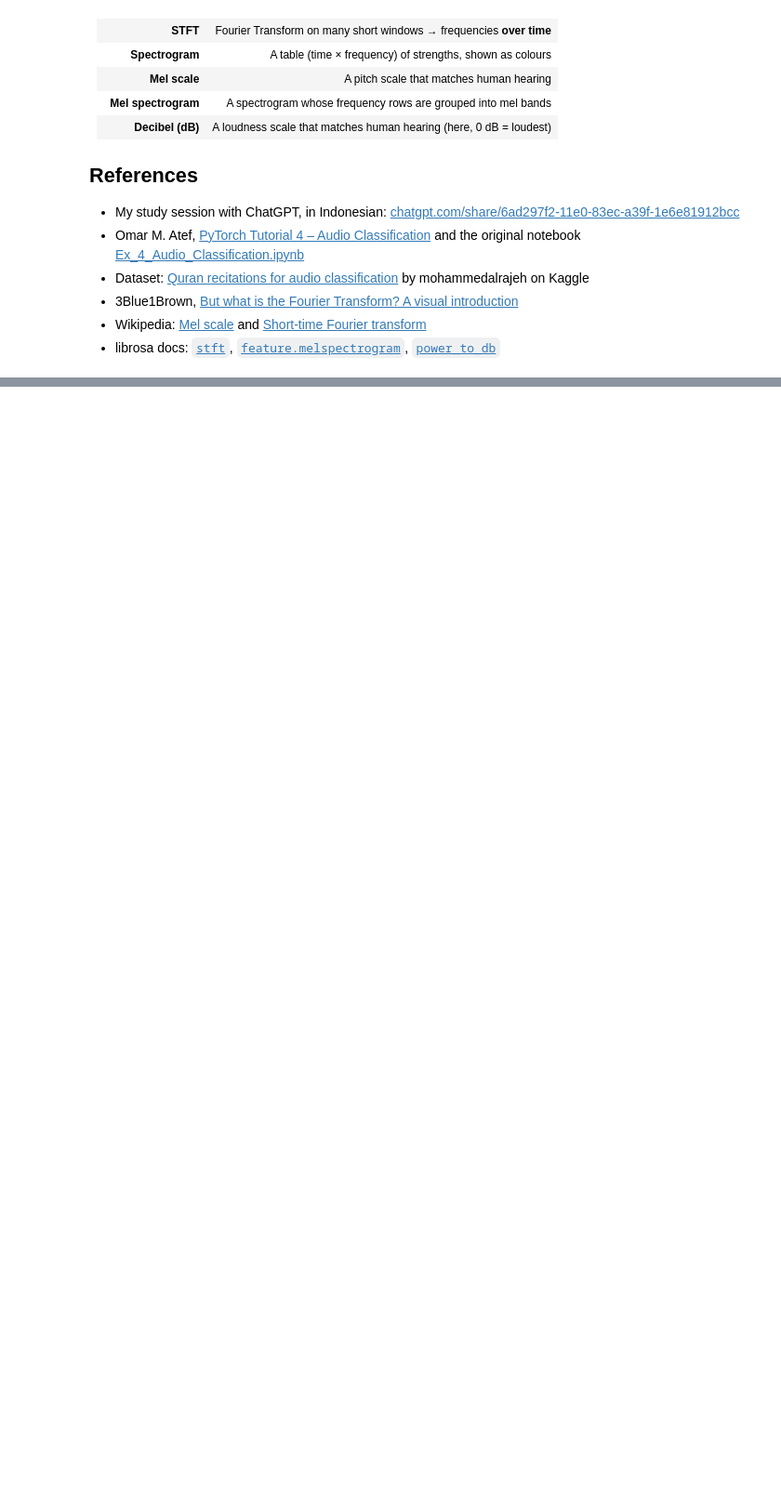
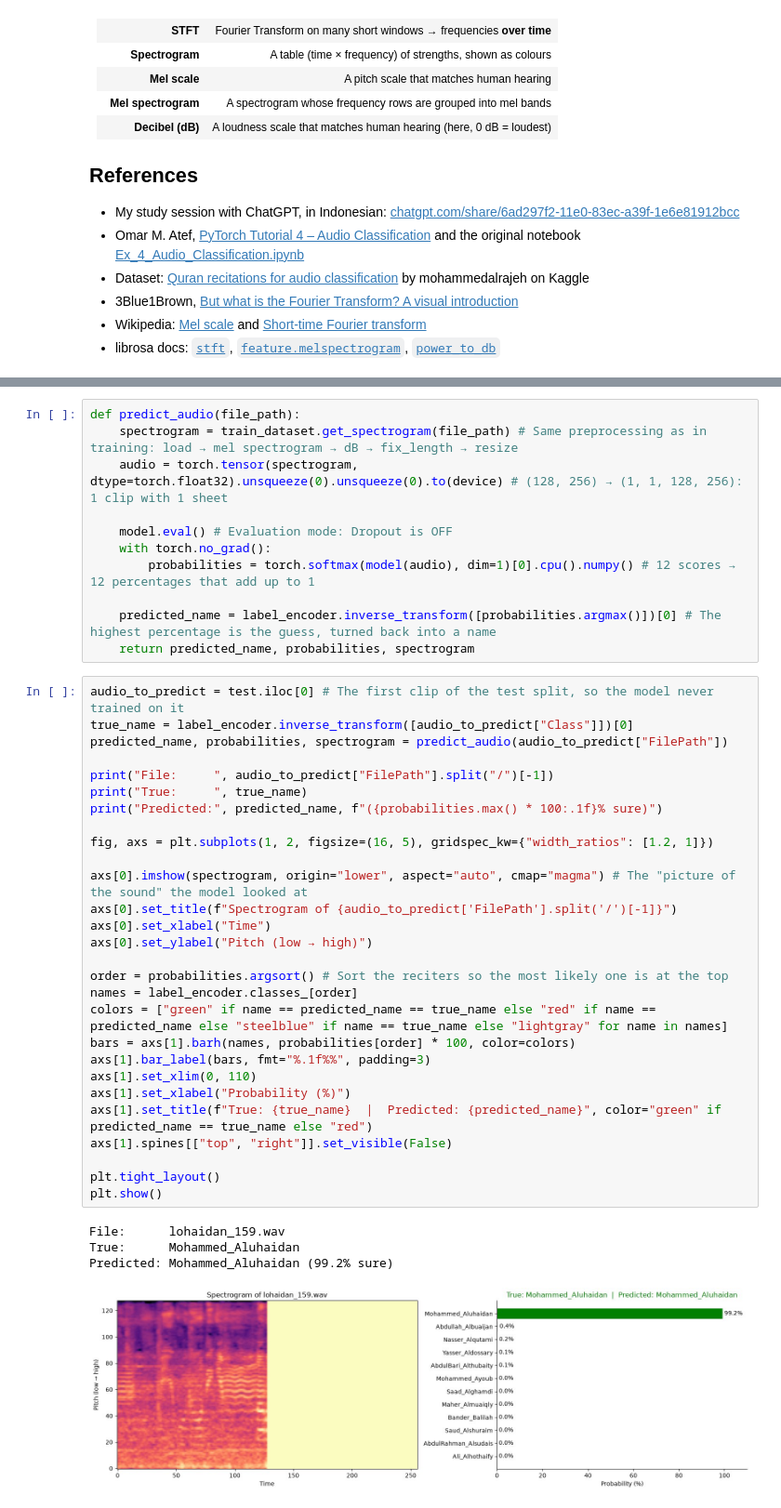
Before and after one commit to Zendin110206/pytorch-5-projects-learning, a Jupyter notebook: notebooks/04_audio_classification_quran_reciters.ipynb, the cells around one changed output, grey strips where cells are left out. Shown at 93% size. Cells and saved outputs as stored; diff of their text form; blank space fills up the shorter version.

```diff
--- a/notebooks/04_audio_classification_quran_reciters.ipynb
+++ b/notebooks/04_audio_classification_quran_reciters.ipynb
@@ -147,0 +966,44 @@ Then the CNN treats this `(1, 128, 256)` "image" exactly like Project 02 treated
+# %%
+def predict_audio(file_path):
+    spectrogram = train_dataset.get_spectrogram(file_path) # Same preprocessing as in training: load → mel spectrogram → dB → fix_length → resize
+    audio = torch.tensor(spectrogram, dtype=torch.float32).unsqueeze(0).unsqueeze(0).to(device) # (128, 256) → (1, 1, 128, 256): 1 clip with 1 sheet
+
+    model.eval() # Evaluation mode: Dropout is OFF
+    with torch.no_grad():
+        probabilities = torch.softmax(model(audio), dim=1)[0].cpu().numpy() # 12 scores → 12 percentages that add up to 1
+
+    predicted_name = label_encoder.inverse_transform([probabilities.argmax()])[0] # The highest percentage is the guess, turned back into a name
+    return predicted_name, probabilities, spectrogram
+# %%
+audio_to_predict = test.iloc[0] # The first clip of the test split, so the model never trained on it
+true_name = label_encoder.inverse_transform([audio_to_predict["Class"]])[0]
+predicted_name, probabilities, spectrogram = predict_audio(audio_to_predict["FilePath"])
+
+print("File:     ", audio_to_predict["FilePath"].split("/")[-1])
+print("True:     ", true_name)
+print("Predicted:", predicted_name, f"({probabilities.max() * 100:.1f}% sure)")
+
+fig, axs = plt.subplots(1, 2, figsize=(16, 5), gridspec_kw={"width_ratios": [1.2, 1]})
+
+axs[0].imshow(spectrogram, origin="lower", aspect="auto", cmap="magma") # The "picture of the sound" the model looked at
+axs[0].set_title(f"Spectrogram of {audio_to_predict['FilePath'].split('/')[-1]}")
+axs[0].set_xlabel("Time")
+axs[0].set_ylabel("Pitch (low → high)")
+
+order = probabilities.argsort() # Sort the reciters so the most likely one is at the top
+names = label_encoder.classes_[order]
+colors = ["green" if name == predicted_name == true_name else "red" if name == predicted_name else "steelblue" if name == true_name else "lightgray" for name in names]
+bars = axs[1].barh(names, probabilities[order] * 100, color=colors)
+axs[1].bar_label(bars, fmt="%.1f%%", padding=3)
+axs[1].set_xlim(0, 110)
+axs[1].set_xlabel("Probability (%)")
+axs[1].set_title(f"True: {true_name}  |  Predicted: {predicted_name}", color="green" if predicted_name == true_name else "red")
+axs[1].spines[["top", "right"]].set_visible(False)
+
+plt.tight_layout()
+plt.show()
+# %% [output]
+File:      lohaidan_159.wav
+True:      Mohammed_Aluhaidan
+Predicted: Mohammed_Aluhaidan (99.2% sure)
+[figure, added]
```
Also changed, not shown: parts of 40 cells of this notebook.
